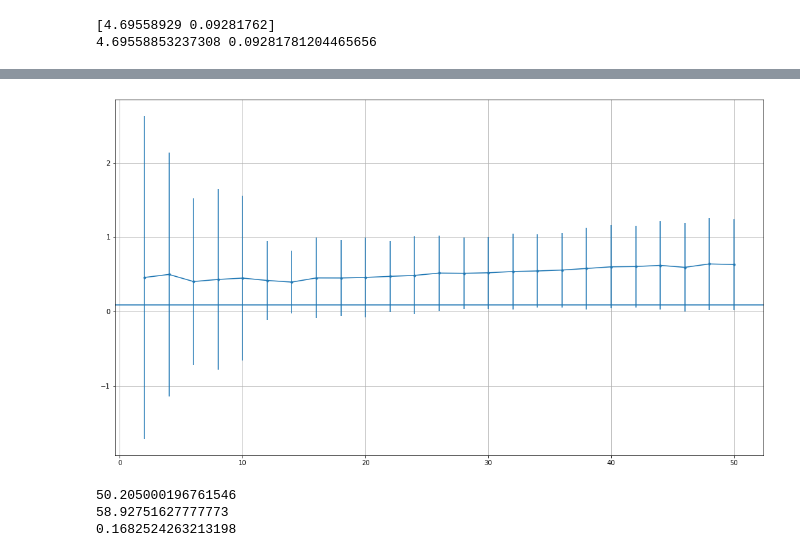
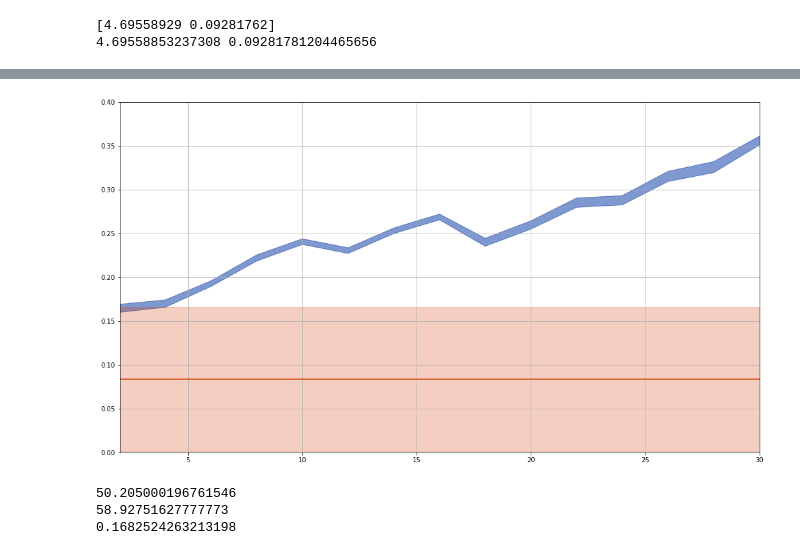
Before and after one commit to BoiseStatePlanetary/Optimizing-Number-and-Placement-of-Anemometers, a Jupyter notebook: figures and data/Field Experiments/Alamosa_Parking_Lot_Experiments/Experimenting with roughness scale measurements.ipynb, the cells around one changed output, grey strips where cells are left out. Cells and saved outputs as stored; diff of their text form; code cells hidden in the pictures.

Commit message:
Cleaned up figure

```diff
--- a/figures and data/Field Experiments/Alamosa_Parking_Lot_Experiments/Experimenting with roughness scale measurements.ipynb
+++ b/figures and data/Field Experiments/Alamosa_Parking_Lot_Experiments/Experimenting with roughness scale measurements.ipynb
@@ -107,6 +117,10 @@ ustar = calc_ustar_from_slope(kappa, popt[0])
 sigma_ustar = calc_sigma_ustar(kappa, unc[0])
 zstar = calc_zstar_from_slope_and_intercept(np.min(x), popt[0], popt[1])
 sigma_zstar = calc_sigma_zstar(popt[0], zstar, unc[0], popt[1], unc[1], np.abs(pcov[0,1]))
+
+saved_zstar = zstar
+saved_sigma_zstar = sigma_zstar
+
 print(ustar, zstar)
 print(sigma_ustar, sigma_zstar)
 
@@ -278,50 +221,71 @@ NameError: name 'popt' is not defined
 # %%
-
 fig = plt.figure(figsize=(10*16/9, 10))
 ax = fig.add_subplot(111)
 # sample_times = 2.**(np.linspace(1, 8, 8))
 sample_times = np.arange(2, 52, 2)
 # sample_times = np.array([1000])
 # print(sample_times)
 num_tries = 1000
 
-saved_sample_times = np.array([])
-zstars = np.array([])
-zstars_sigma = np.array([])
+# saved_sample_times = np.array([])
+# zstars = np.array([])
+# zstars_sigma = np.array([])
+# lower_sigmas = np.array([])
+# upper_sigmas = np.array([])
 
-for i in range(len(sample_times)):
-    cur_saved_sample_times = np.array([])
-    cur_zstars = np.array([])
+# for i in range(len(sample_times)):
+#     cur_saved_sample_times = np.array([])
+#     cur_zstars = np.array([])
 
-    for j in range(num_tries):
+#     for j in range(num_tries):
 
-        # Make sure there is plenty of time at the end
-        t0 = choice(time[time < time[-1] - len(heights)*sample_times[i]])
-#         t0 = 0.
-        averaged_heights, averaged_windspeeds, std_windspeeds = sample_wind_profile(sample_times[i], t0)
+#         # Make sure there is plenty of time at the end
+#         t0 = choice(time[time < time[-1] - len(heights)*sample_times[i]])
+# #         t0 = 0.
+#         averaged_heights, averaged_windspeeds, std_windspeeds = sample_wind_profile(sample_times[i], t0)
 
-        cur_zstars = np.append(calculate_zstar_from_profile(averaged_heights, averaged_windspeeds), cur_zstars)
-        cur_saved_sample_times = np.append(sample_times[i], cur_saved_sample_times)
+#         x = np.log(averaged_heights/np.min(averaged_heights))
+#         y = averaged_windspeeds
+#         popt, pcov = curve_fit(lin_fit, x, y, sigma=std_windspeeds)
+#         unc = np.sqrt(np.diag(pcov))
 
-    zstars = np.append(np.mean(cur_zstars), zstars)
-    zstars_sigma = np.append(np.std(cur_zstars), zstars_sigma)
-    saved_sample_times = np.append(sample_times[i], saved_sample_times)
+#         zstar = calc_zstar_from_slope_and_intercept(np.min(averaged_heights), *popt)
 
-ax.errorbar(saved_sample_times, zstars, zstars_sigma, marker='.')
+#         cur_zstars = np.append(zstar, cur_zstars)
+#         cur_saved_sample_times = np.append(sample_times[i], cur_saved_sample_times)
+
+#     zstars = np.append(np.quantile(cur_zstars, [0.5]), zstars)
+#     lower_sigma, upper_sigma = np.quantile(cur_zstars, [0.16, 0.84]) - np.quantile(cur_zstars, [0.5])
+#     lower_sigmas = np.append(-lower_sigma, lower_sigmas)
+#     upper_sigmas = np.append(upper_sigma, upper_sigmas)
+
+# #     zstars_sigma = np.append(np.std(cur_zstars), zstars_sigma)
+#     saved_sample_times = np.append(sample_times[i], saved_sample_times)
+
+
+#     zstars = np.append(cur_zstars, zstars)
+#     zstars_sigma = np.append(np.std(cur_zstars), zstars_sigma)
+#     saved_sample_times = np.append(sample_times[i]*np.ones_like(cur_zstars), saved_sample_times)
+
+# ax.errorbar(saved_sample_times, zstars, np.vstack([lower_sigmas, upper_sigmas]), marker='o', color=BoiseState_blue)
 # ax.scatter(saved_sample_times, (zstars - saved_zstar)/zstars_sigma)
+# ax.scatter(saved_sample_times, zstars, marker='o', color=BoiseState_blue, s=100)
+
+# ax.plot(saved_sample_times, zstars, color=BoiseState_blue, lw=3)
+ax.fill_between(saved_sample_times, zstars - lower_sigmas/np.sqrt(num_tries),
+                zstars - upper_sigmas/np.sqrt(num_tries), color=BoiseState_blue, alpha=0.5)
+
 # print(saved_sample_times)
 # print(zstars)
-ax.axhline(saved_zstar)
-# ax.set_ylim([0, 3])
-# ax.set_yscale('log')
-# ax.set_xscale('log')
+ax.axhline(saved_zstar, color=BoiseState_orange)
+ax.fill_between(saved_sample_times, saved_zstar + saved_sigma_zstar, saved_zstar - saved_sigma_zstar,
+                color=BoiseState_orange, alpha=0.25)
+
+ax.set_ylim([0, 0.4])
+ax.set_xlim([2, 30])
 ax.grid(True)
-
-# averaged_heights, averaged_windspeeds, std_windspeeds = sample_wind_profile(10., 1000.)
-# 470.0 2.775384704365744
-# 78.0 5.040332891552976e-07
 # %% [output]
-[figure, old version]
+[figure, new version]
 # %%
 fig = plt.figure(figsize=(10*16/9, 10))
 ax = fig.add_subplot(111)
```
Also changed, not shown: parts of 6 cells of this notebook.
